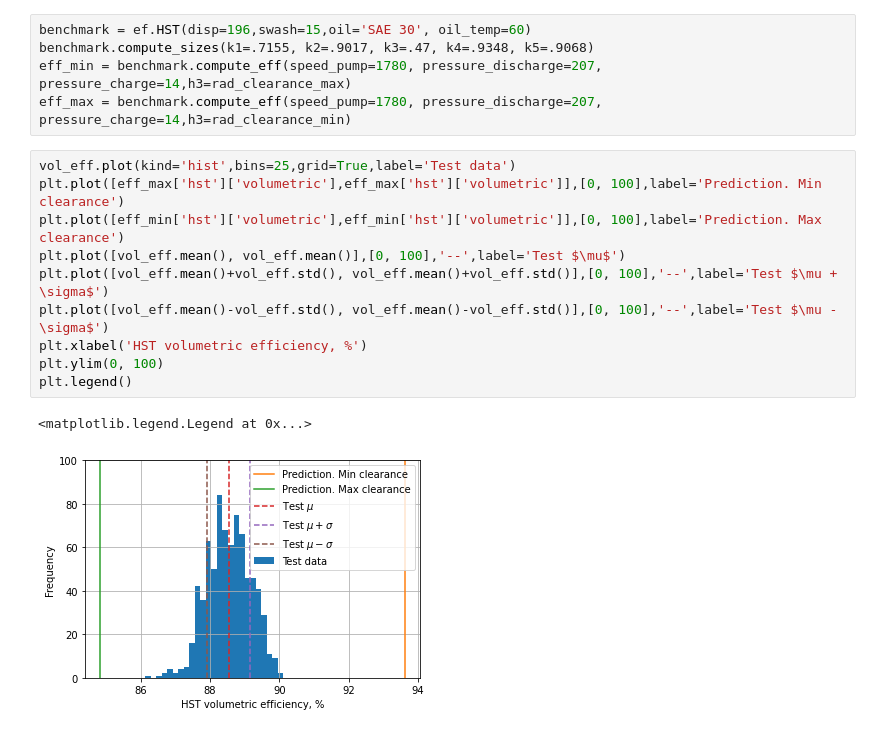
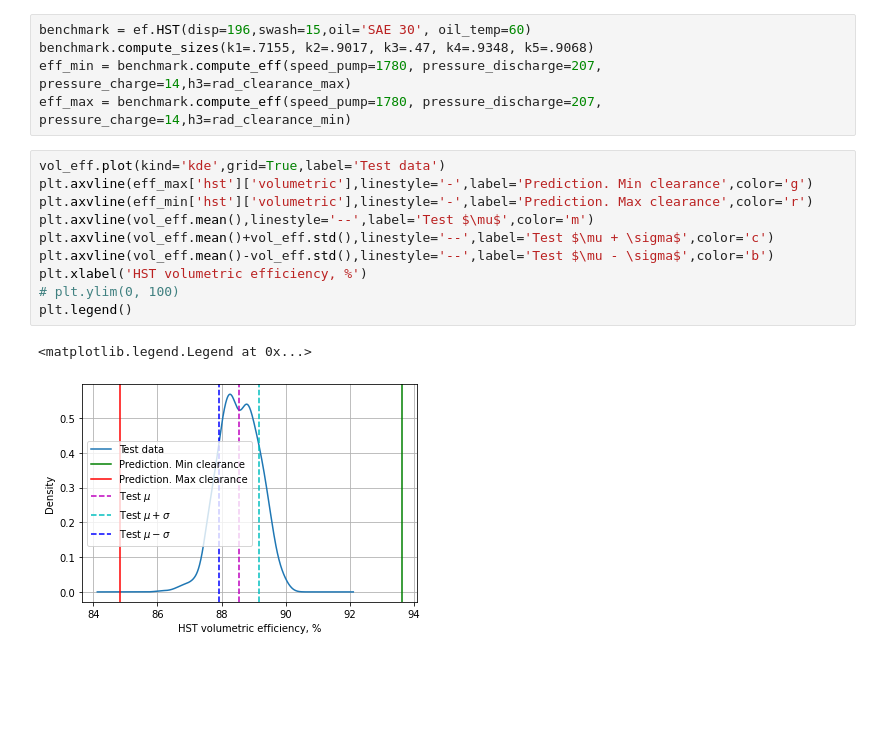
Before and after one commit to ivanokhotnikov/effmap, a Jupyter notebook: Notebooks/validation.ipynb, the cells around one changed output. Cells and saved outputs as stored; diff of their text form; blank space fills up the shorter version.

```diff
--- a/Notebooks/validation.ipynb
+++ b/Notebooks/validation.ipynb
@@ -28,15 +28,15 @@ benchmark.compute_sizes(k1=.7155, k2=.9017, k3=.47, k4=.9348, k5=.9068)
 eff_min = benchmark.compute_eff(speed_pump=1780, pressure_discharge=207, pressure_charge=14,h3=rad_clearance_max)
 eff_max = benchmark.compute_eff(speed_pump=1780, pressure_discharge=207, pressure_charge=14,h3=rad_clearance_min)
 # %%
-vol_eff.plot(kind='hist',bins=25,grid=True,label='Test data')
-plt.plot([eff_max['hst']['volumetric'],eff_max['hst']['volumetric']],[0, 100],label='Prediction. Min clearance')
-plt.plot([eff_min['hst']['volumetric'],eff_min['hst']['volumetric']],[0, 100],label='Prediction. Max clearance')
-plt.plot([vol_eff.mean(), vol_eff.mean()],[0, 100],'--',label='Test $\mu$')
-plt.plot([vol_eff.mean()+vol_eff.std(), vol_eff.mean()+vol_eff.std()],[0, 100],'--',label='Test $\mu + \sigma$')
-plt.plot([vol_eff.mean()-vol_eff.std(), vol_eff.mean()-vol_eff.std()],[0, 100],'--',label='Test $\mu - \sigma$')
+vol_eff.plot(kind='kde',grid=True,label='Test data')
+plt.axvline(eff_max['hst']['volumetric'],linestyle='-',label='Prediction. Min clearance',color='g')
+plt.axvline(eff_min['hst']['volumetric'],linestyle='-',label='Prediction. Max clearance',color='r')
+plt.axvline(vol_eff.mean(),linestyle='--',label='Test $\mu$',color='m')
+plt.axvline(vol_eff.mean()+vol_eff.std(),linestyle='--',label='Test $\mu + \sigma$',color='c')
+plt.axvline(vol_eff.mean()-vol_eff.std(),linestyle='--',label='Test $\mu - \sigma$',color='b')
 plt.xlabel('HST volumetric efficiency, %')
-plt.ylim(0, 100)
+# plt.ylim(0, 100)
 plt.legend()
 # %% [output]
 <matplotlib.legend.Legend at 0x...>
-[figure, old version]
+[figure, new version]
```
Also changed, not shown: parts of 3 cells of this notebook, 4 other files.
